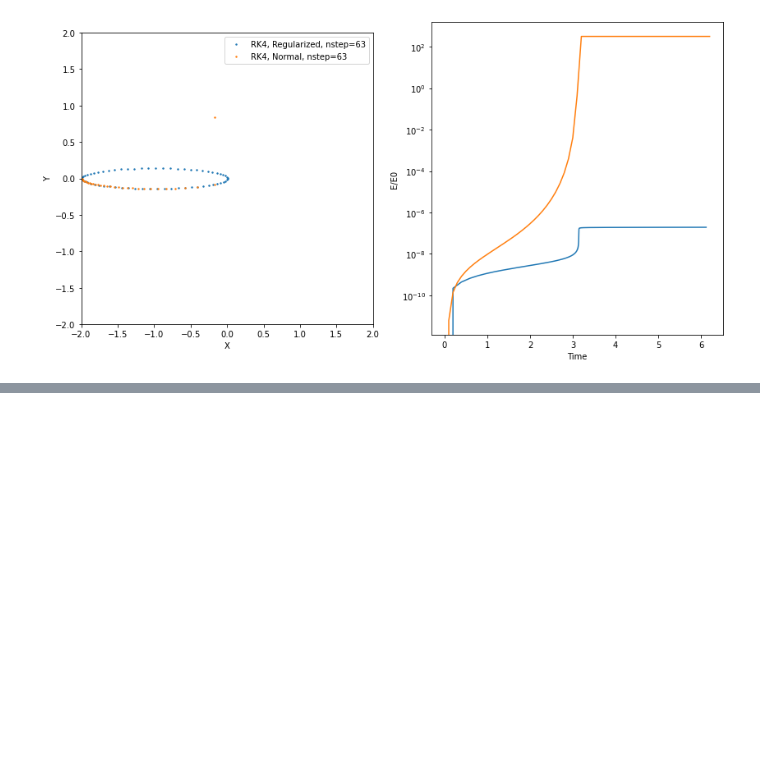
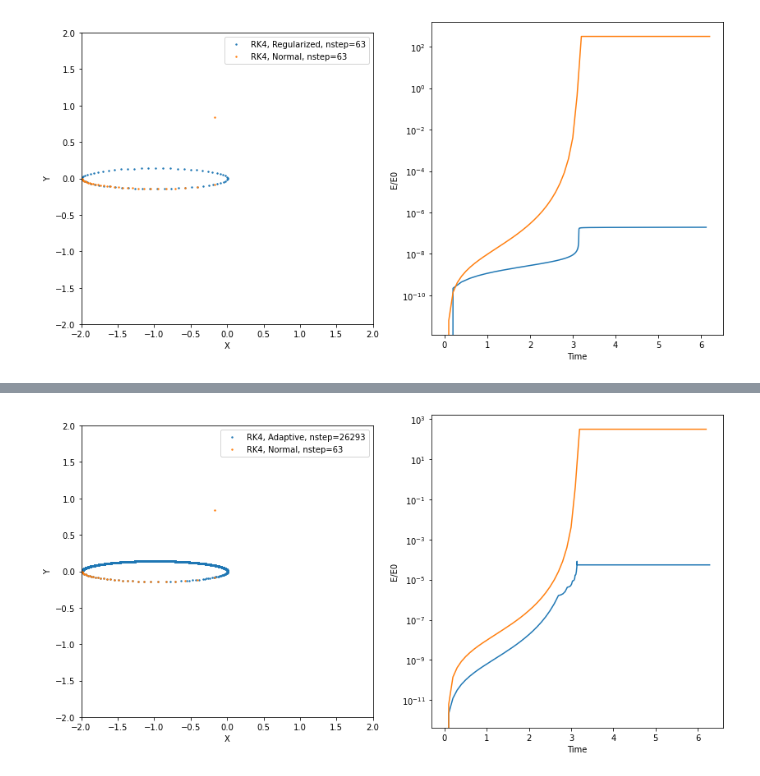
Before and after one commit to MiguelASMAstro/ASTRON441Assignment, a Jupyter notebook: TwoBodyIntegrator.ipynb, the cells around one changed output, grey strips where cells are left out. Drawn from its saved outputs; the diff is of its cells as text; code cells hidden in the pictures; blank space fills up the shorter version.

Commit message:
Added adaptive stepsize!

```diff
--- a/TwoBodyIntegrator.ipynb
+++ b/TwoBodyIntegrator.ipynb
@@ -200,8 +230,8 @@ class Orbit(object):
         self.convert_regular2cartesian()
         self.convert_cartesian2kepler()
 # %%
-def plot_orbit(e,regularized,integrator,dt,ax1,ax2,label):
-    orbit = Orbit(e=e,regularized=regularized,dt=dt,integrator=integrator)
+def plot_orbit(e,integrator,dt,ax1,ax2,label,regularized=False,adaptive=False,t_end=2*np.pi,tol=1e-5):
+    orbit = Orbit(e=e,regularized=regularized,dt=dt,integrator=integrator,adaptive=adaptive,tol=tol)
     print(ax1)
 
     Es = np.nan*np.ones(100000)
@@ -210,7 +240,7 @@ def plot_orbit(e,regularized,integrator,dt,ax1,ax2,label):
     ts = np.nan*np.ones(100000)
 
     i = 0
-    while orbit.get_time()<2*np.pi:
+    while orbit.get_time()<t_end:
         ts[i] = orbit.get_time()
         xs[i], ys[i],_ = tuple(orbit.get_pos())
         Es[i] = orbit.get_energy()
@@ -274,3 +304,9 @@ AxesSubplot(0.125,0.125;0.352273x0.755)
 Finished initializing orbit
 AxesSubplot(0.125,0.125;0.352273x0.755)
 [figure]
+# %%
+fig, ax = plt.subplots(ncols=2,figsize=(14,7))
+plot_orbit(0.99,'RK4',0.1,ax[0],ax[1], label='RK4, Adaptive',adaptive=True)
+plot_orbit(0.99,'RK4',0.1,ax[0],ax[1], label='RK4, Normal')
+init_plot()
+# %% [output]
@@ -276,0 +317 @@ AxesSubplot(0.125,0.125;0.352273x0.755)
+[figure, added]
```
Also changed, not shown: parts of 8 cells of this notebook.
